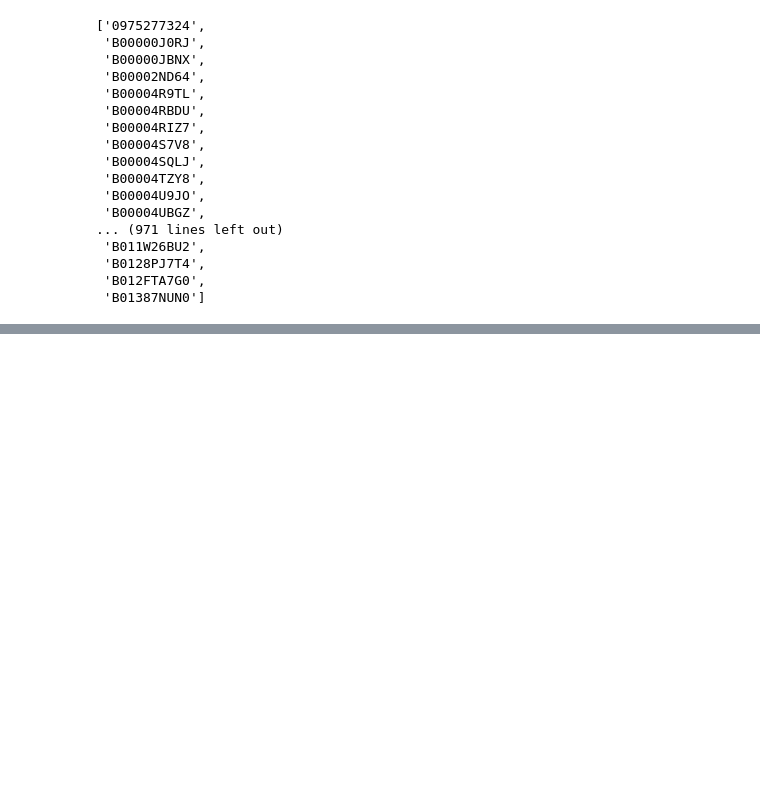
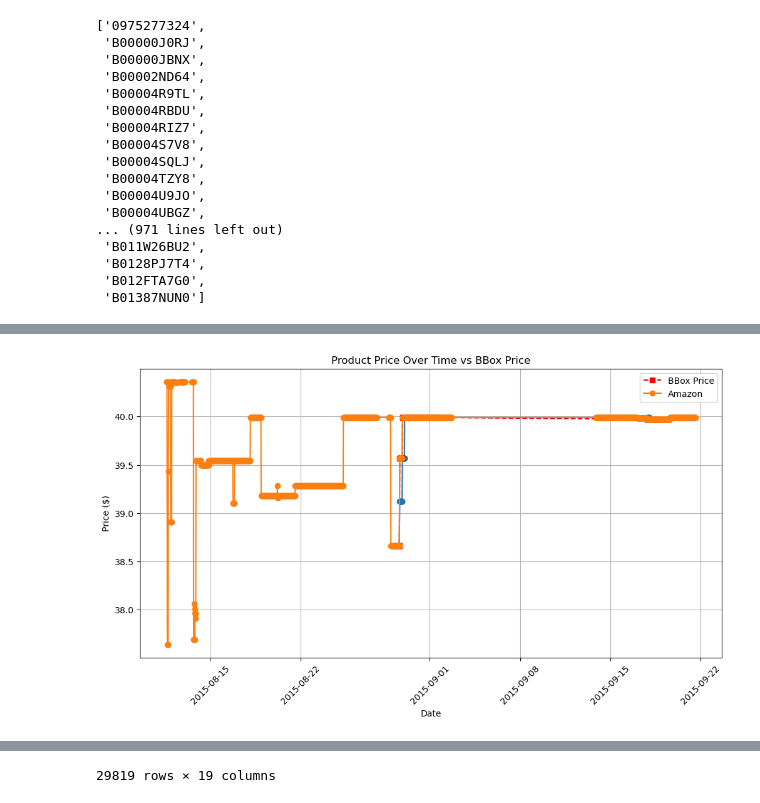
Before and after one commit to ABeltrann/algoPricingResearch, a Jupyter notebook: eda.ipynb, the cells around one changed output, grey strips where cells are left out. Cells and saved outputs as stored; diff of their text form; code cells hidden in the pictures; blank space fills up the shorter version.

Commit message:
add price vs bbox price graph

```diff
--- a/eda.ipynb
+++ b/eda.ipynb
@@ -109,0 +92,37 @@ crawl2
+# %%
+crawl2["date"] = pd.to_datetime(crawl2["epoc"], unit="s")
+
+pid_sid_dict = crawl2.groupby("pid")["sid"].apply(list).to_dict()
+pid_filtered_crawl2 = crawl2[crawl2["pid"]== "0975277324"]
+amazon = pid_filtered_crawl2[pid_filtered_crawl2["sid"]== "amazon"]
+# Sort values by date for better visualization
+crawl2 = crawl2.sort_values(by="date")
+
+# Plotting
+plt.figure(figsize=(12, 6))
+counter = 0
+pid_filtered_crawl2
+for sid, sid_df in pid_filtered_crawl2.groupby("sid"):
+        plt.plot(sid_df["date"], sid_df["price"], marker="o", linestyle="-")
+        counter+=1
+        if counter == 1:
+                plt.plot(sid_df["date"], sid_df["bbox_price"], label="BBox Price", marker="s", linestyle="--", color="red")
+                plt.plot(amazon["date"], amazon["price"], marker="o", linestyle="-", label="Amazon")
+                break
+
+
+# Labels and title
+plt.xlabel("Date")
+plt.ylabel("Price ($)")
+plt.title("Product Price Over Time vs BBox Price")
+plt.legend()
+plt.grid(True)
+
+# Rotate x-axis labels for better readability
+plt.xticks(rotation=45)
+
+# Show the plot
+plt.show()
+pid_filtered_crawl2
+# %% [output]
+[figure, added]
@@ -109,0 +141 @@ crawl2
+29819 rows × 19 columns
```
Also changed, not shown: parts of 5 cells of this notebook, 1 other file.
